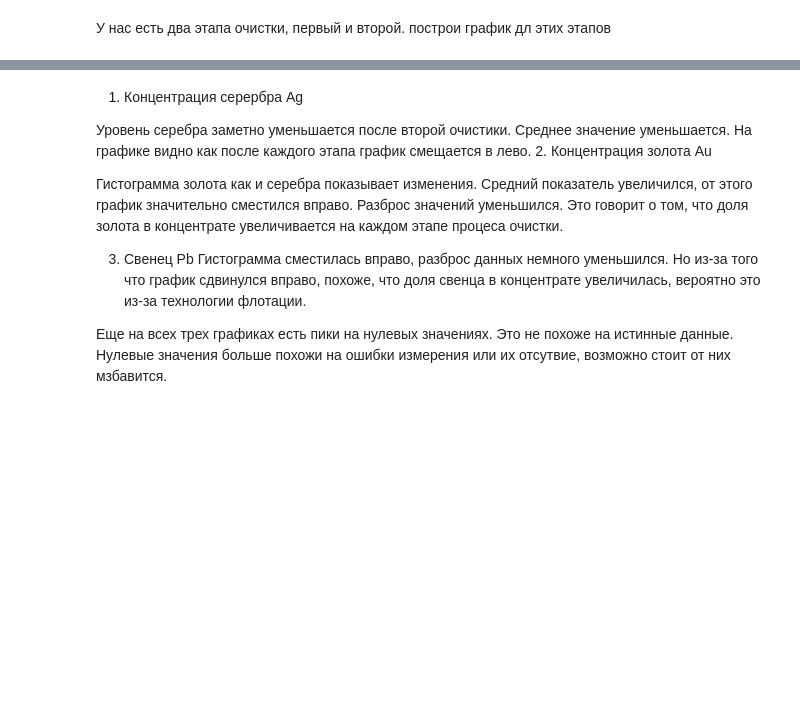
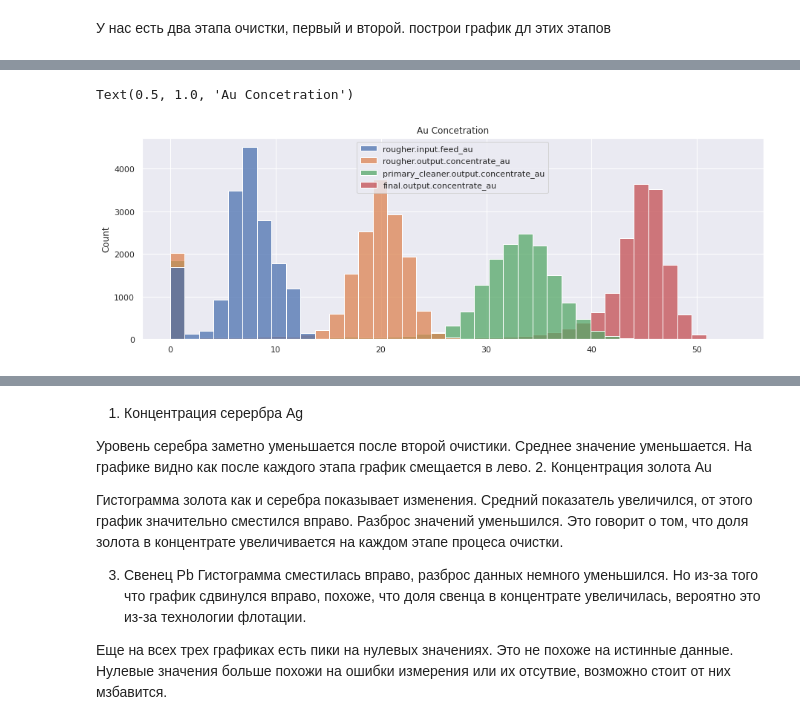
Before and after one commit to geldarr/praktikum, a Jupyter notebook: 09_technical process_4_gold_recovery/09_technical process_4_gold_recovery.ipynb, the cells around one changed output, grey strips where cells are left out. Drawn from its saved outputs; the diff is of its cells as text; code cells hidden in the pictures; blank space fills up the shorter version.

```diff
--- a/09_technical process_4_gold_recovery/09_technical process_4_gold_recovery.ipynb
+++ b/09_technical process_4_gold_recovery/09_technical process_4_gold_recovery.ipynb
@@ -461,0 +343,7 @@ ax3.legend(prop={'size': 10})
+# %%
+fig, ax2 = plt.subplots(1,figsize=(15,5))
+sns.histplot(data=data_au)
+ax2.set_title('Au Concetration')
+# %% [output]
+Text(0.5, 1.0, 'Au Concetration')
+[figure, added]
```
Also changed, not shown: parts of 55 cells of this notebook.
